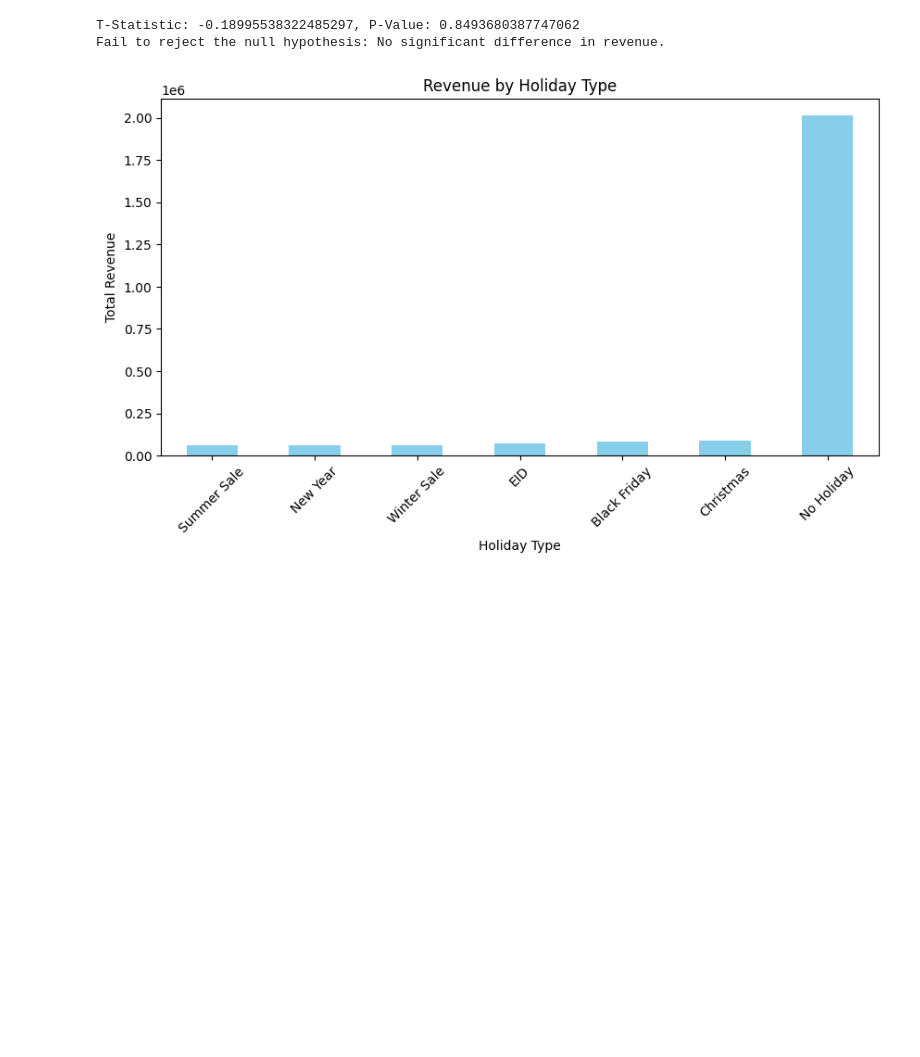
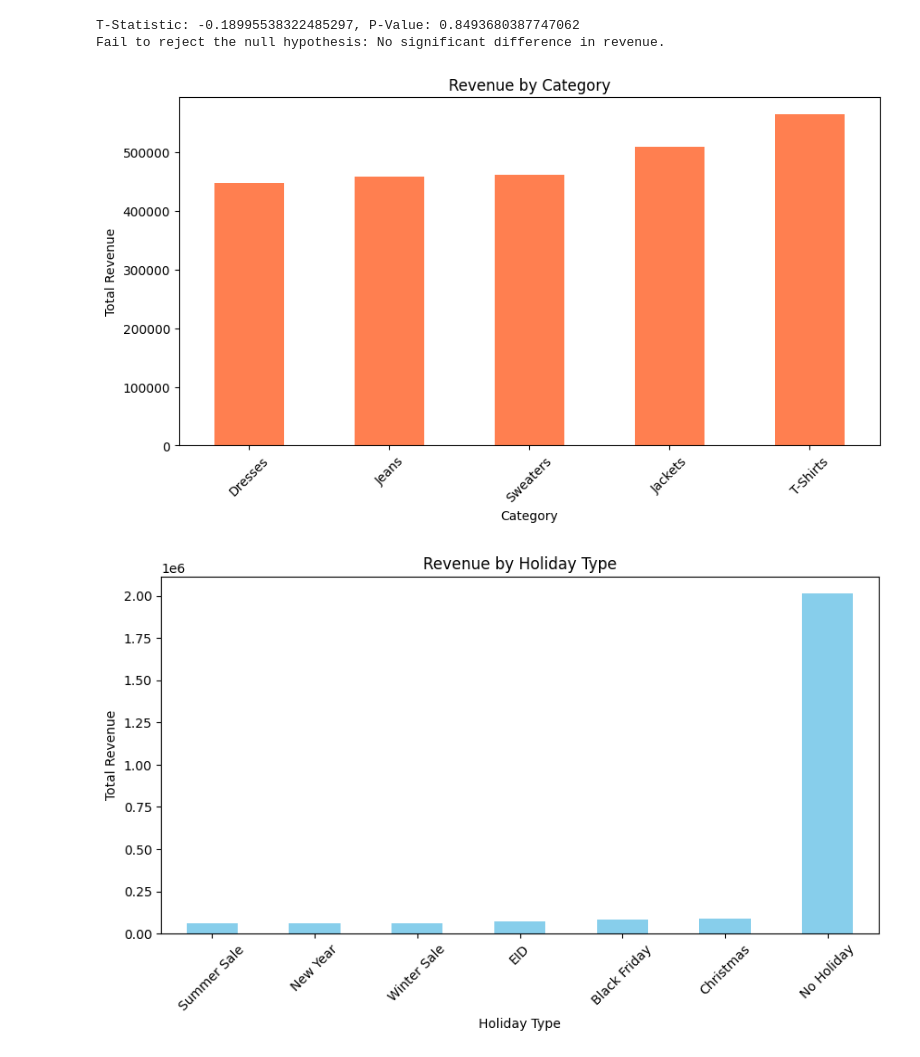
Before and after one commit to AaliyanShuja/SalesPrediction, a Jupyter notebook: SalesPrediction.ipynb, the cells around one changed output. Cells and saved outputs as stored; diff of their text form; code cells hidden in the pictures; blank space fills up the shorter version.

```diff
--- a/SalesPrediction.ipynb
+++ b/SalesPrediction.ipynb
@@ -636,4 +639,18 @@ else:
 # %% [output]
 T-Statistic: -0.18995538322485297, P-Value: 0.8493680387747062
 Fail to reject the null hypothesis: No significant difference in revenue.
+# %%
+# Group by Category and sum revenue
+category_revenue = df.groupby("category")["revenue"].sum().sort_values()
+
+# Bar plot
+plt.figure(figsize=(10,5))
+category_revenue.plot(kind='bar', color='coral')
+plt.xlabel("Category")
+plt.ylabel("Total Revenue")
+plt.title("Revenue by Category")
+plt.xticks(rotation=45)
+plt.show()
+# %% [output]
+[figure, added]
 # %%
```
Also changed, not shown: parts of 42 cells of this notebook.
